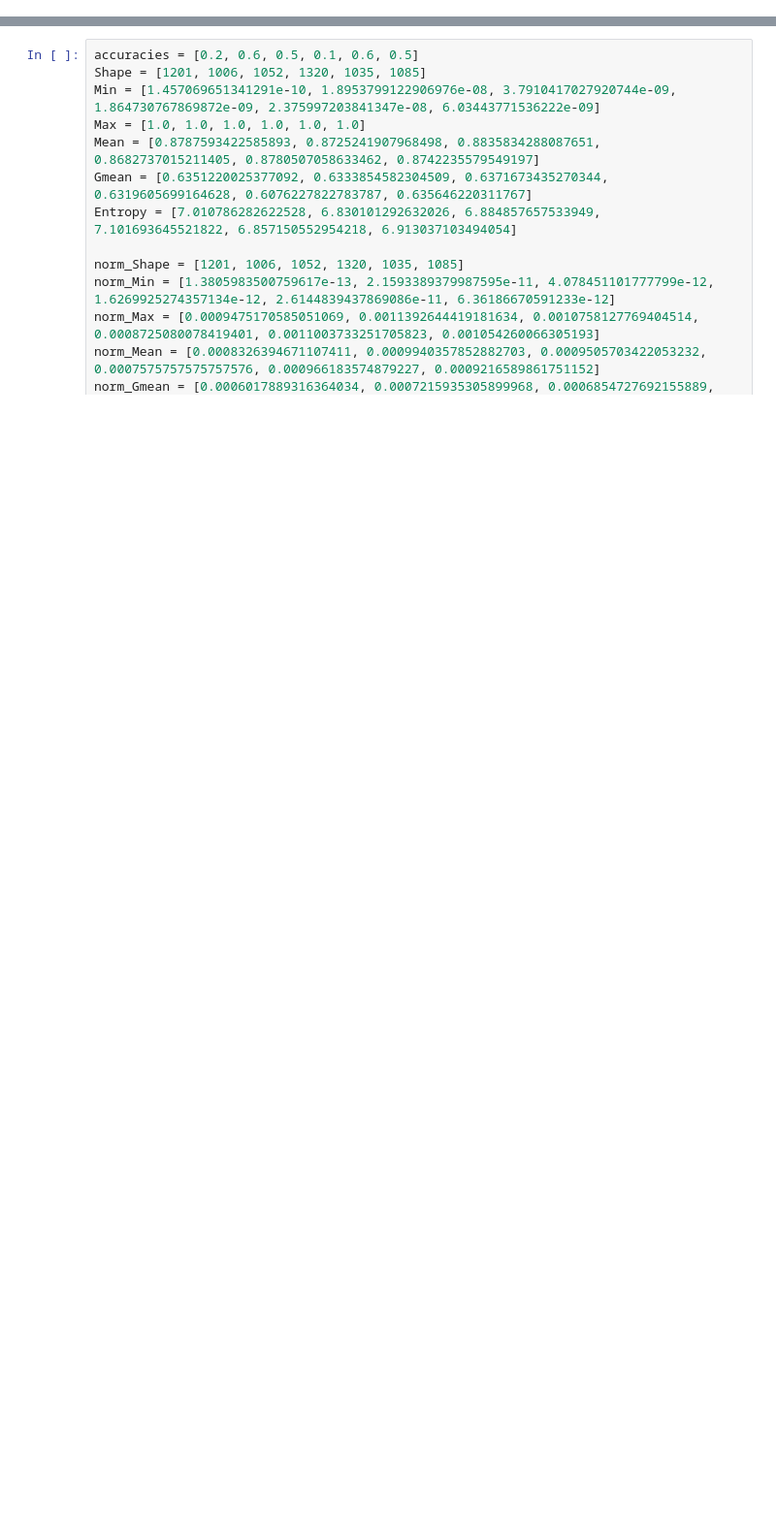
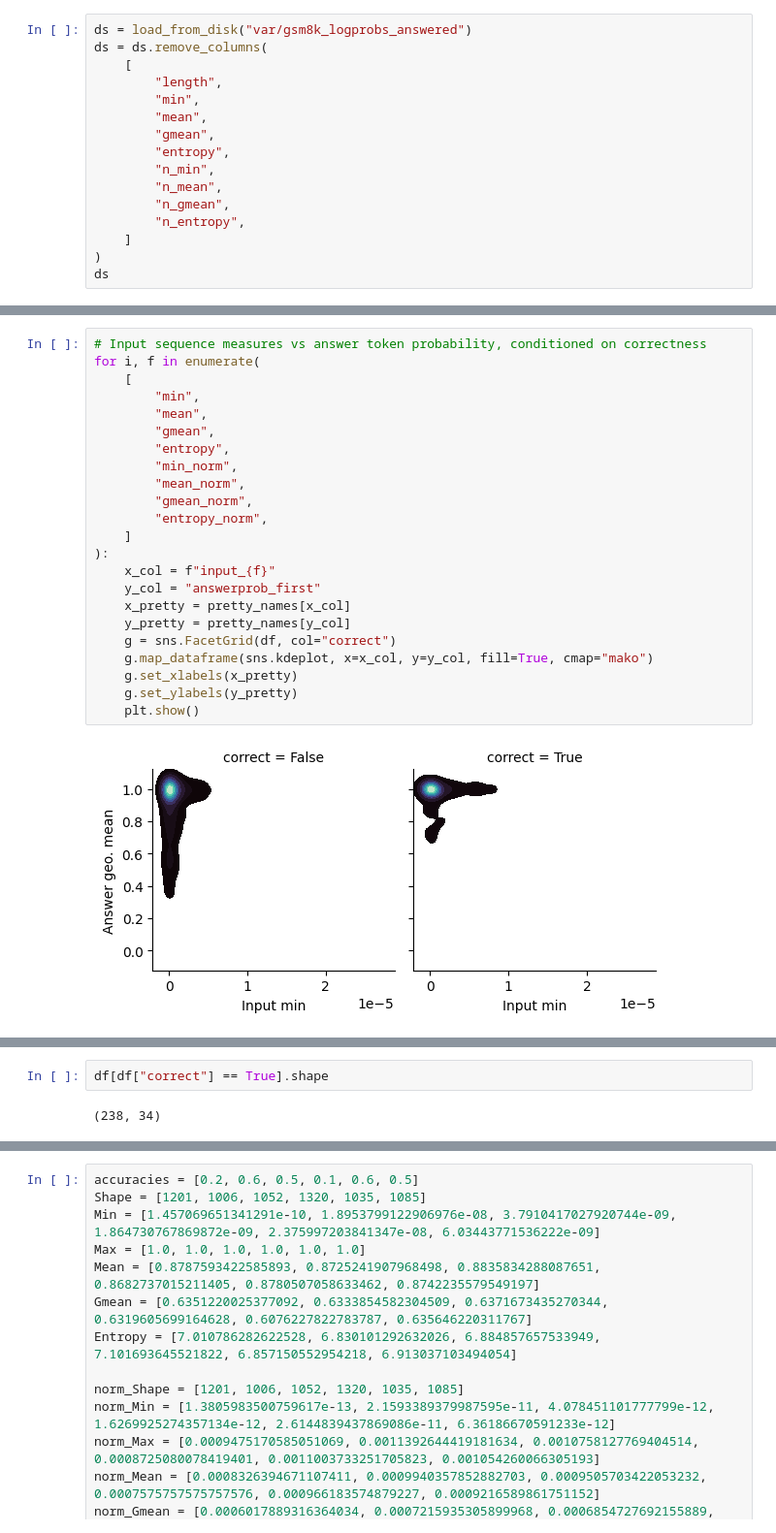
Before and after one commit to IBM/prompt-declaration-language, a Jupyter notebook: logprob_analysis.ipynb, the cells around one changed output, grey strips where cells are left out. Shown at 97% size. Saved outputs shown, nothing was run; the diff lists cells and outputs as text; blank space fills up the shorter version.

```diff
--- a/logprob_analysis.ipynb
+++ b/logprob_analysis.ipynb
@@ -5,0 +10,16 @@ from scipy.stats import pearsonr
+# %%
+ds = load_from_disk("var/gsm8k_logprobs_answered")
+ds = ds.remove_columns(
+    [
+        "length",
+        "min",
+        "mean",
+        "gmean",
+        "entropy",
+        "n_min",
+        "n_mean",
+        "n_gmean",
+        "n_entropy",
+    ]
+)
+ds
@@ -5,0 +308,25 @@ from scipy.stats import pearsonr
+# %%
+# Input sequence measures vs answer token probability, conditioned on correctness
+for i, f in enumerate(
+    [
+        "min",
+        "mean",
+        "gmean",
+        "entropy",
+        "min_norm",
+        "mean_norm",
+        "gmean_norm",
+        "entropy_norm",
+    ]
+):
+    x_col = f"input_{f}"
+    y_col = "answerprob_first"
+    x_pretty = pretty_names[x_col]
+    y_pretty = pretty_names[y_col]
+    g = sns.FacetGrid(df, col="correct")
+    g.map_dataframe(sns.kdeplot, x=x_col, y=y_col, fill=True, cmap="mako")
+    g.set_xlabels(x_pretty)
+    g.set_ylabels(y_pretty)
+    plt.show()
+# %% [output]
+[figure, added]
@@ -5,0 +340,4 @@ from scipy.stats import pearsonr
+# %%
+df[df["correct"] == True].shape
+# %% [output]
+(238, 34)
```
Also changed, not shown: parts of 24 cells of this notebook, 5 other files.
